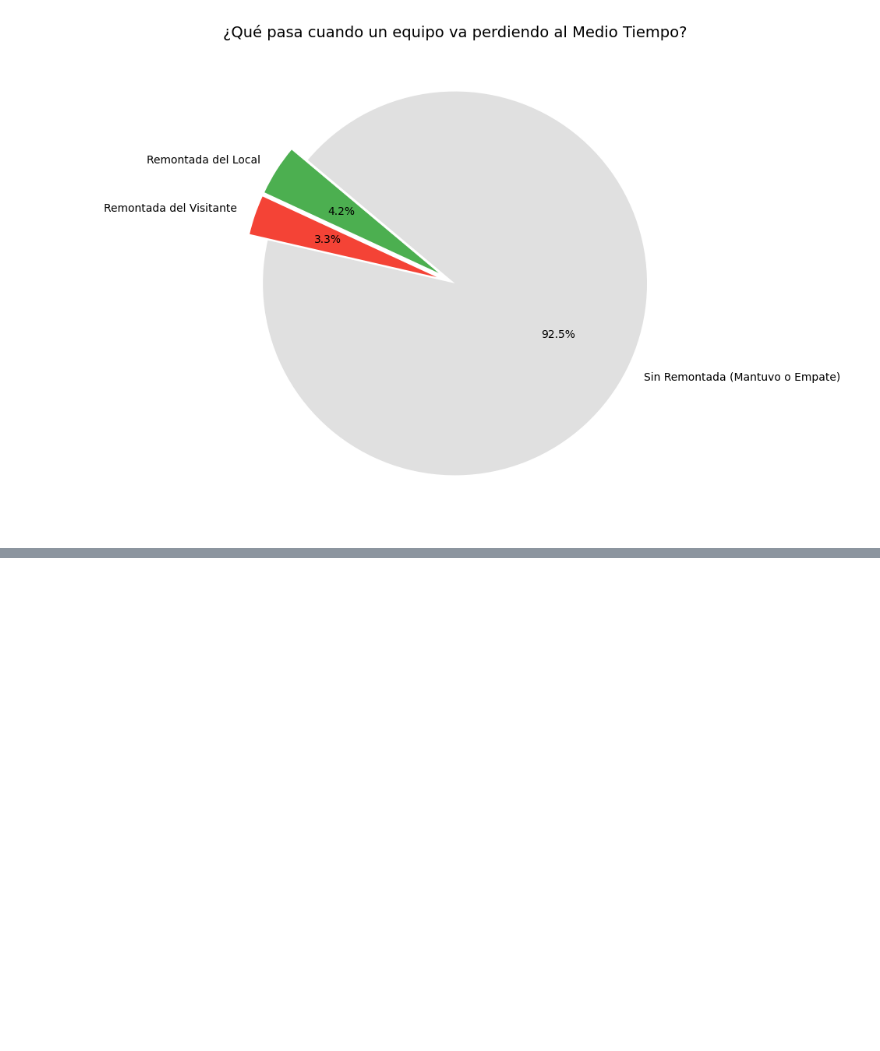
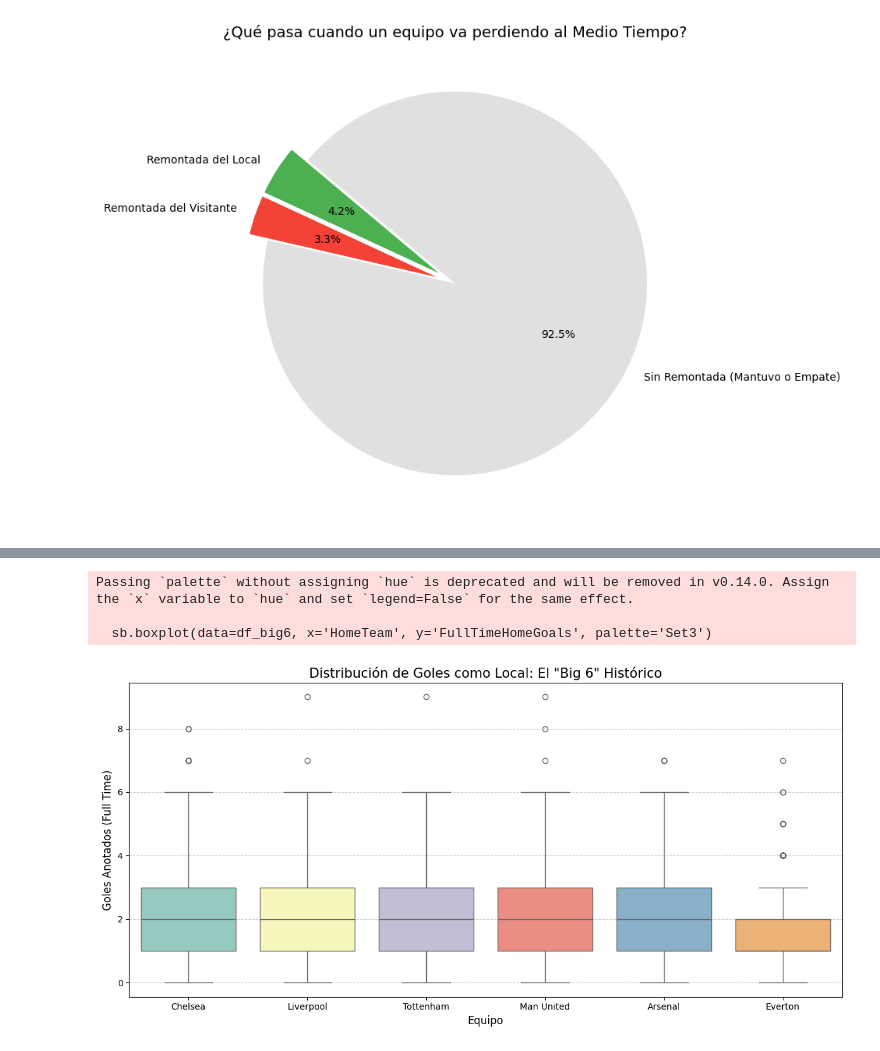
Before and after one commit to vcanio/MineriaDeDatos, a Jupyter notebook: Premier__Alonso_Escobar.ipynb, the cells around one changed output, grey strips where cells are left out. Drawn from its saved outputs; the diff is of its cells as text; code cells hidden in the pictures; blank space fills up the shorter version.

```diff
--- a/Premier__Alonso_Escobar.ipynb
+++ b/Premier__Alonso_Escobar.ipynb
@@ -441,0 +474,26 @@ plt.show()
+# %%
+# -------------------------------------------------------------------
+# Distribución de Goles del Big 6 (Boxplot)
+# -------------------------------------------------------------------
+plt.figure(figsize=(12, 6))
+
+# Filtramos el dataset solo para los 6 equipos históricos
+big_6 = ['Everton', 'Tottenham', 'Man United', 'Chelsea', 'Arsenal', 'Liverpool']
+df_big6 = df[df['HomeTeam'].isin(big_6)]
+
+# Generamos el boxplot al estilo del profesor
+sb.boxplot(data=df_big6, x='HomeTeam', y='FullTimeHomeGoals', palette='Set3')
+
+plt.title('Distribución de Goles como Local: El "Big 6" Histórico', fontsize=15)
+plt.xlabel('Equipo', fontsize=12)
+plt.ylabel('Goles Anotados (Full Time)', fontsize=12)
+plt.grid(axis='y', linestyle='--', alpha=0.6)
+plt.tight_layout()
+
+plt.savefig('boxplot_big6.png', dpi=100)
+plt.show()
+# %% [output]
+Passing `palette` without assigning `hue` is deprecated and will be removed in v0.14.0. Assign the `x` variable to `hue` and set `legend=False` for the same effect.
+
+  sb.boxplot(data=df_big6, x='HomeTeam', y='FullTimeHomeGoals', palette='Set3')
+[figure, added]
```
Also changed, not shown: parts of 1 cell of this notebook.
